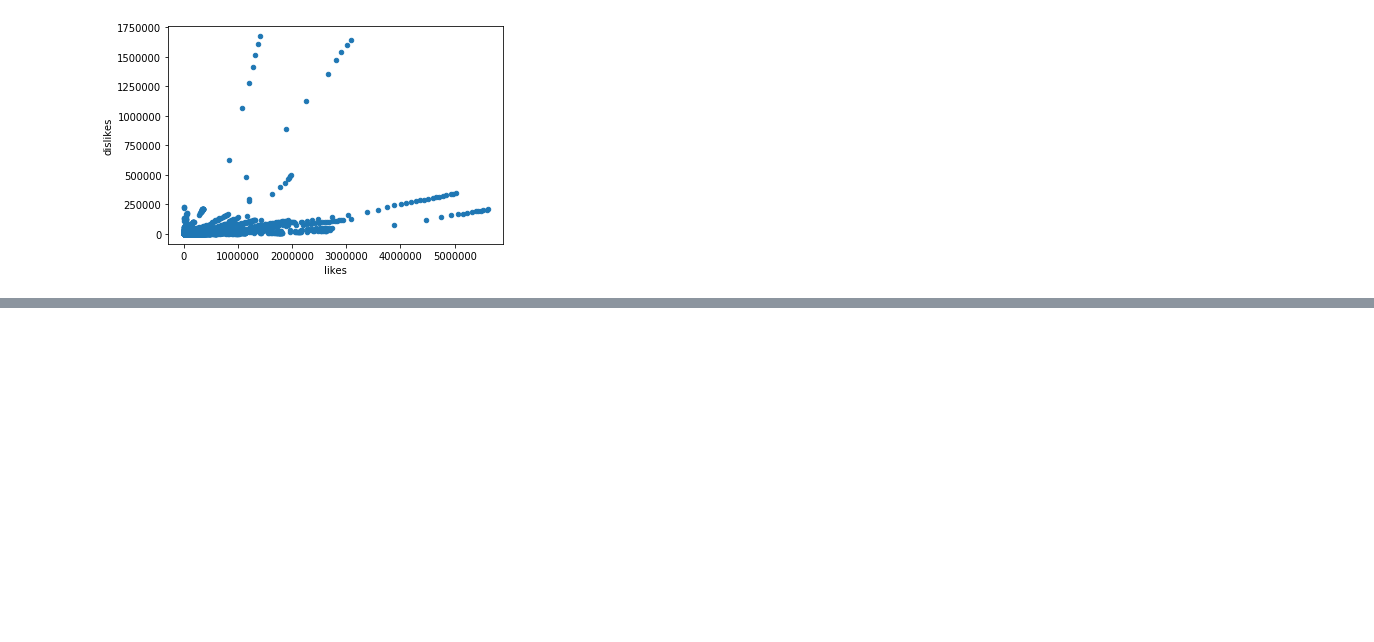
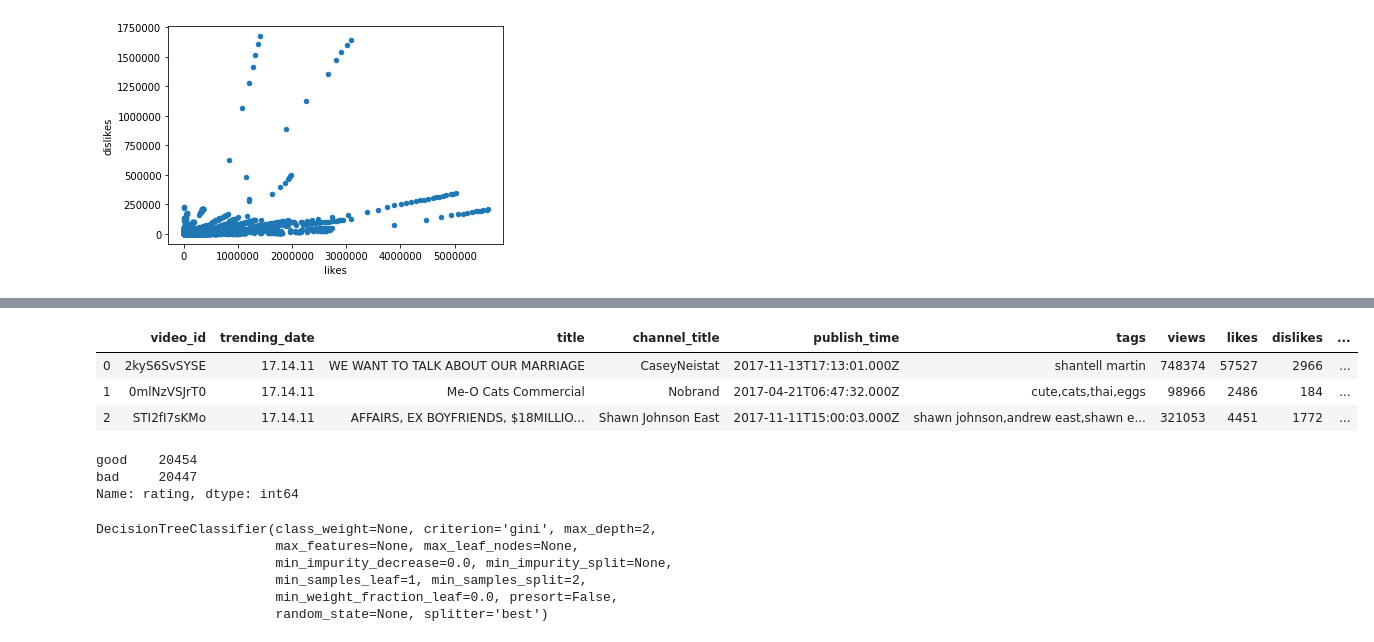
Before and after one commit to srivasis/MA384, a Jupyter notebook: Graph - clarkta.ipynb, the cells around one changed output, grey strips where cells are left out. Drawn from its saved outputs; the diff is of its cells as text; code cells hidden in the pictures; blank space fills up the shorter version.

```diff
--- a/Graph - clarkta.ipynb
+++ b/Graph - clarkta.ipynb
@@ -133,0 +153,15 @@ usData.sort_values(by=['likes'], ascending=False).plot.scatter(x='likes', y='dis
+# %%
+usData2 = usData
+usData2['rating'] = pd.qcut(usData.dislikes, q=2, labels=['good', 'bad'])
+usData2.head(3)
+# %% [output]
+|  | video_id | trending_date | title | channel_title | publish_time | tags | views | likes | dislikes | ... |
+| 0 | 2kyS6SvSYSE | 17.14.11 | WE WANT TO TALK ABOUT OUR MARRIAGE | CaseyNeistat | 2017-11-13T17:13:01.000Z | shantell martin | 748374 | 57527 | 2966 | ... |
+| 1 | 0mlNzVSJrT0 | 17.14.11 | Me-O Cats Commercial | Nobrand | 2017-04-21T06:47:32.000Z | cute,cats,thai,eggs | 98966 | 2486 | 184 | ... |
+| 2 | STI2fI7sKMo | 17.14.11 | AFFAIRS, EX BOYFRIENDS, $18MILLIO... | Shawn Johnson East | 2017-11-11T15:00:03.000Z | shawn johnson,andrew east,shawn e... | 321053 | 4451 | 1772 | ... |
+# %%
+usData2.rating.value_counts()
+# %% [output]
+good    20454
+bad     20447
+Name: rating, dtype: int64
@@ -133,0 +173,9 @@ usData.sort_values(by=['likes'], ascending=False).plot.scatter(x='likes', y='dis
+# %%
+Tree.fit(attributes,target)
+# %% [output]
+DecisionTreeClassifier(class_weight=None, criterion='gini', max_depth=2,
+                       max_features=None, max_leaf_nodes=None,
+                       min_impurity_decrease=0.0, min_impurity_split=None,
+                       min_samples_leaf=1, min_samples_split=2,
+                       min_weight_fraction_leaf=0.0, presort=False,
+                       random_state=None, splitter='best')
```
Also changed, not shown: parts of 10 cells of this notebook, 2 other files.
